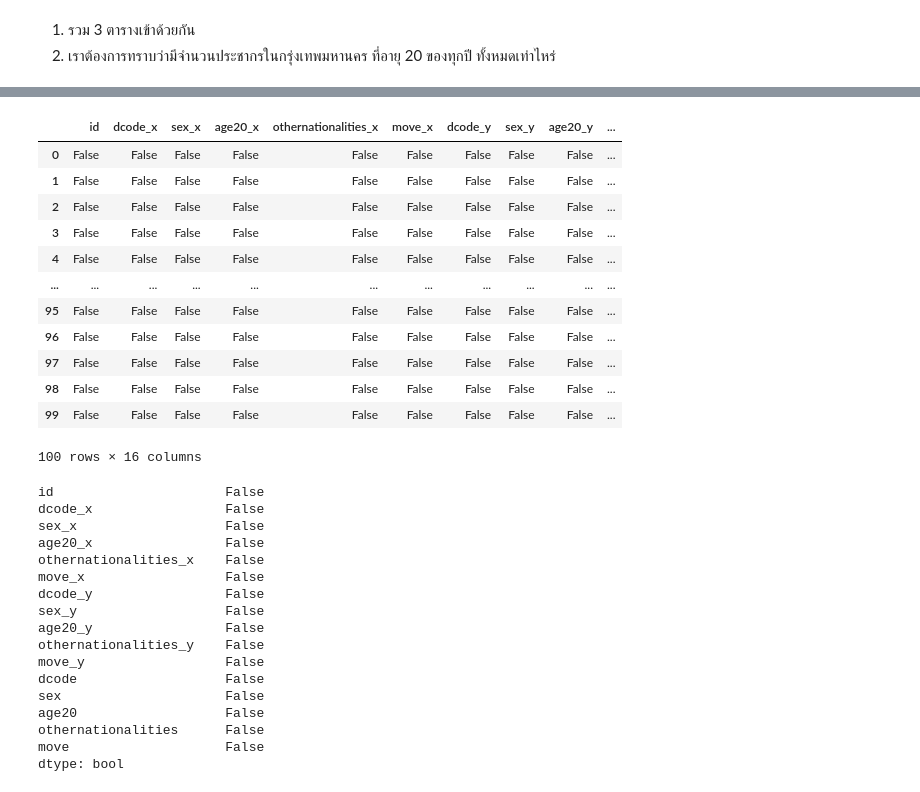
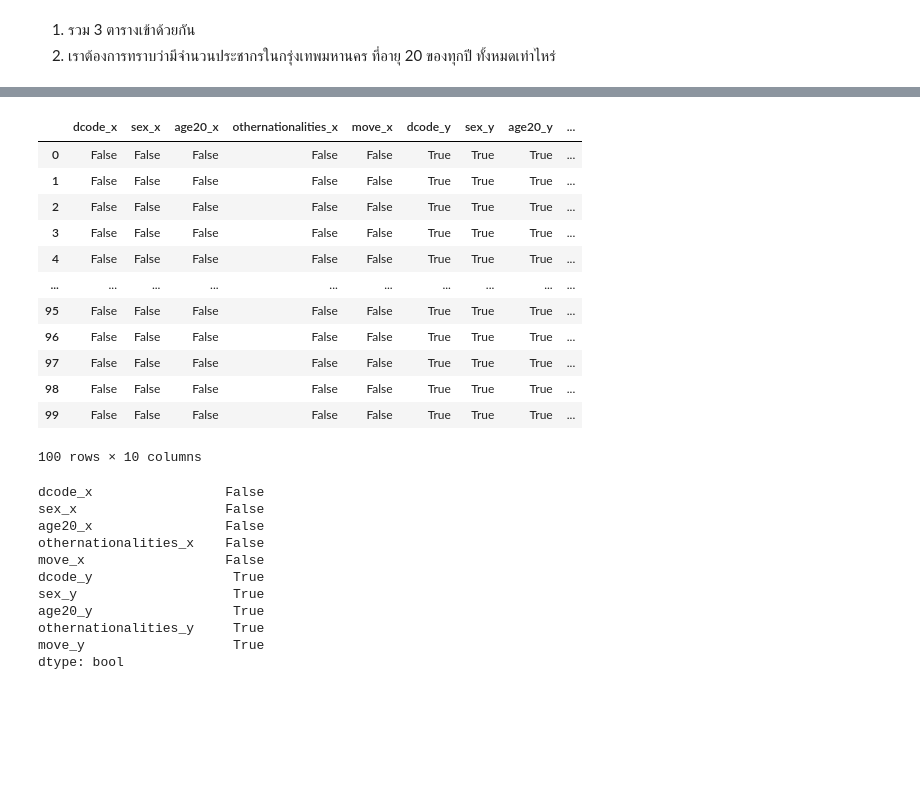
Before and after one commit to kittikhun62/DWDM21, a Jupyter notebook: project.ipynb, the cells around one changed output, grey strips where cells are left out. Drawn from its saved outputs; the diff is of its cells as text; code cells hidden in the pictures; blank space fills up the shorter version.

```diff
--- a/project.ipynb
+++ b/project.ipynb
@@ -69,4 +45,4 @@ data.tail()
 # %%
-data_New20 = data[['id','dcode','sex','age20','0','move']]
+data_New20 = data[['dcode','sex','age20','othernationalities','move']]
 data_New20 #เลือกเฉพาะคอลัมที่ต้องการ เเละสร้างเป็นชื่อตัวเเปรใหม่ ตารางใหม่
 # %% [output]
@@ -129,6 +79,6 @@ data1 # import ไฟล์ปี 59
 | 99 | 100 | 1017 | 2 | 314 | 327 | 373 | 336 | 351 | 379 | 355 | 351 | ... |
 100 rows × 109 columns
 # %%
-data1_New20 = data1[['id','dcode','sex','age20','othernationalities','move']]
+data1_New20 = data1[['dcode','sex','age20','othernationalities','move']]
 data1_New20 #เลือกเฉพาะคอลัมที่ต้องการ เเละสร้างเป็นชื่อตัวเเปรใหม่ ตารางใหม่
 # %% [output]
@@ -289,6 +139,6 @@ dtype: bool
 1.   รวม 3 ตารางเข้าด้วยกัน
 2.   เราต้องการทราบว่ามีจำนวนประชากรในกรุ่งเทพมหานคร ที่อายุ 20 ของทุกปี ทั้งหมดเท่าไหร่
 # %%
-merged_table = data_New20.merge(data1_New20,how='left',left_on='id',right_on='id')
+merged_table = data_New20.merge(data1_New20,how='left',left_on='dcode',right_on='sex')
 merged_table #รวมตาราง data_New20 กับ data1_New20 เข้าด้วยกันก่อน โดยให้ เเละหากข้อมูลซ้ำ จะให้ เเอตทริบิ้ว ปี56 ตามหลังด้วย _x เเละเเอตทริบิ้ว ปี 59 ตามด้วย _y
 # %% [output]
@@ -340,36 +158,30 @@ sumage.describe()
 # %%
-merged_table1.isnull()
+merged_table.isnull()
 # %% [output]
-|  | id | dcode_x | sex_x | age20_x | othernationalities_x | move_x | dcode_y | sex_y | age20_y | ... |
-| 0 | False | False | False | False | False | False | False | False | False | ... |
-| 1 | False | False | False | False | False | False | False | False | False | ... |
-| 2 | False | False | False | False | False | False | False | False | False | ... |
-| 3 | False | False | False | False | False | False | False | False | False | ... |
-| 4 | False | False | False | False | False | False | False | False | False | ... |
-| ... | ... | ... | ... | ... | ... | ... | ... | ... | ... | ... |
-| 95 | False | False | False | False | False | False | False | False | False | ... |
-| 96 | False | False | False | False | False | False | False | False | False | ... |
-| 97 | False | False | False | False | False | False | False | False | False | ... |
-| 98 | False | False | False | False | False | False | False | False | False | ... |
-| 99 | False | False | False | False | False | False | False | False | False | ... |
+|  | dcode_x | sex_x | age20_x | othernationalities_x | move_x | dcode_y | sex_y | age20_y | ... |
+| 0 | False | False | False | False | False | True | True | True | ... |
+| 1 | False | False | False | False | False | True | True | True | ... |
+| 2 | False | False | False | False | False | True | True | True | ... |
+| 3 | False | False | False | False | False | True | True | True | ... |
+| 4 | False | False | False | False | False | True | True | True | ... |
+| ... | ... | ... | ... | ... | ... | ... | ... | ... | ... |
+| 95 | False | False | False | False | False | True | True | True | ... |
+| 96 | False | False | False | False | False | True | True | True | ... |
+| 97 | False | False | False | False | False | True | True | True | ... |
+| 98 | False | False | False | False | False | True | True | True | ... |
+| 99 | False | False | False | False | False | True | True | True | ... |
-100 rows × 16 columns
+100 rows × 10 columns
 # %%
-merged_table1.isnull().any()
+merged_table.isnull().any()
 # %% [output]
-id                      False
 dcode_x                 False
 sex_x                   False
 age20_x                 False
 othernationalities_x    False
 move_x                  False
-dcode_y                 False
-sex_y                   False
-age20_y                 False
-othernationalities_y    False
-move_y                  False
-dcode                   False
-sex                     False
-age20                   False
-othernationalities      False
-move                    False
+dcode_y                  True
+sex_y                    True
+age20_y                  True
+othernationalities_y     True
+move_y                   True
 dtype: bool
```
Also changed, not shown: parts of 21 cells of this notebook.
